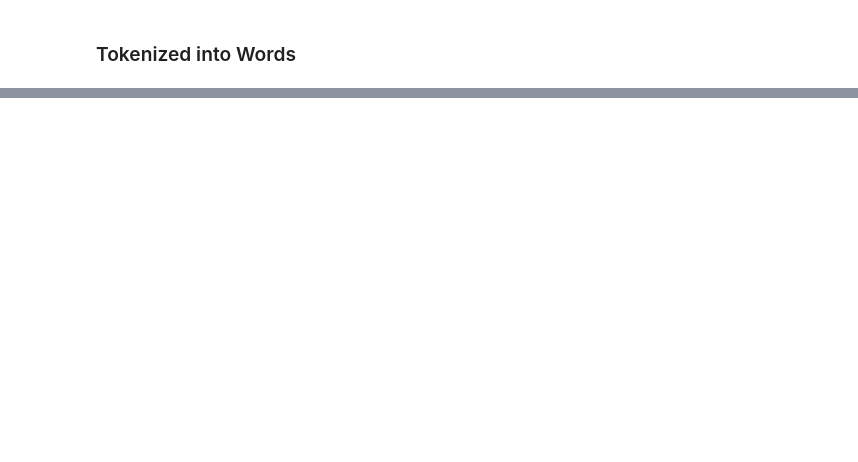
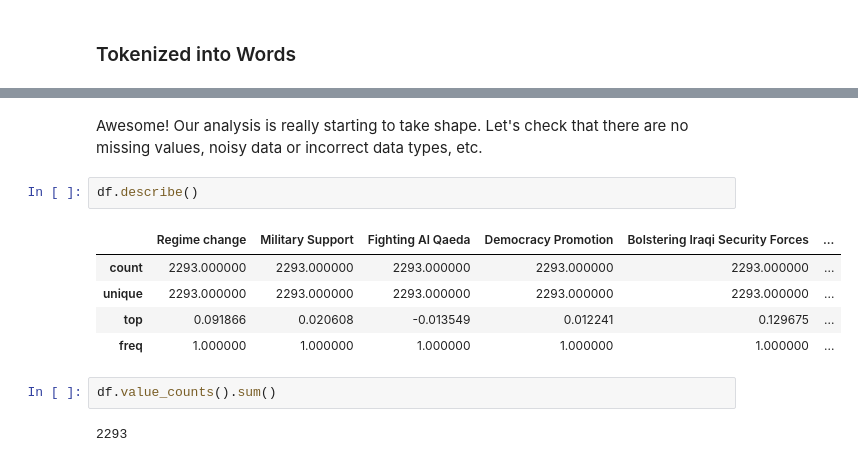
Before and after one commit to Kasheme/NLP, a Jupyter notebook: US Presedential Speeches/Topic Modelling/top2vec model build.ipynb, the cells around one changed output, grey strips where cells are left out. Saved outputs shown, nothing was run; the diff lists cells and outputs as text; blank space fills up the shorter version.

```diff
--- a/US Presedential Speeches/Topic Modelling/top2vec model build.ipynb
+++ b/US Presedential Speeches/Topic Modelling/top2vec model build.ipynb
@@ -90,0 +416,14 @@ topic_words, word_scores, topic_nums = model.get_topics(17)
+# %% [markdown]
+Awesome! Our analysis is really starting to take shape. Let's check that there are no missing values, noisy data or incorrect data types, etc.
+# %%
+df.describe()
+# %% [output]
+|  | Regime change | Military Support | Fighting Al Qaeda | Democracy Promotion | Bolstering Iraqi Security Forces | ... |
+| count | 2293.000000 | 2293.000000 | 2293.000000 | 2293.000000 | 2293.000000 | ... |
+| unique | 2293.000000 | 2293.000000 | 2293.000000 | 2293.000000 | 2293.000000 | ... |
+| top | 0.091866 | 0.020608 | -0.013549 | 0.012241 | 0.129675 | ... |
+| freq | 1.000000 | 1.000000 | 1.000000 | 1.000000 | 1.000000 | ... |
+# %%
+df.value_counts().sum()
+# %% [output]
+2293
```
Also changed, not shown: parts of 60 cells of this notebook, 4 other files.
